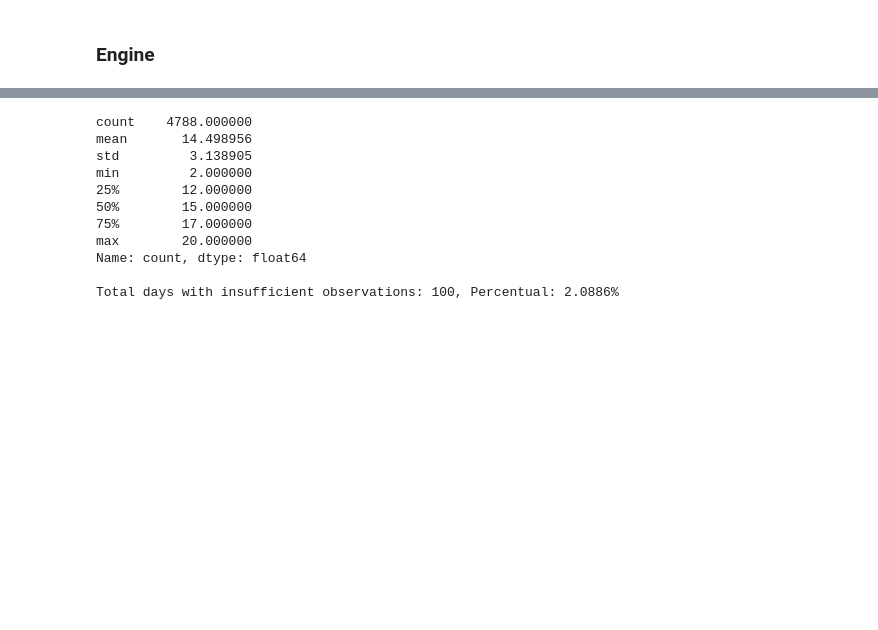
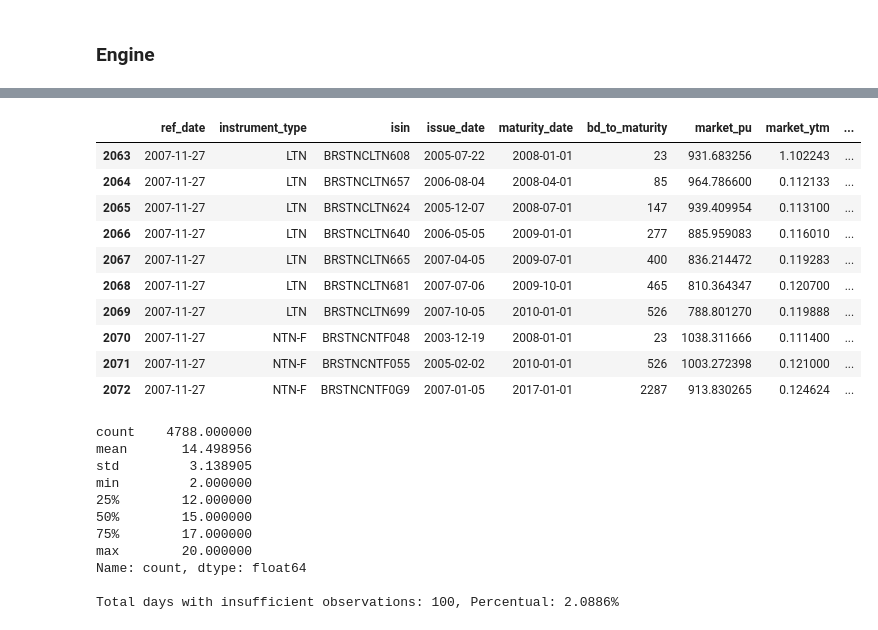
Before and after one commit to JuanRocha01/ML-ETTJ26, a Jupyter notebook: study/mart_tratement.ipynb, the cells around one changed output, grey strips where cells are left out. Drawn from its saved outputs; the diff is of its cells as text; code cells hidden in the pictures; blank space fills up the shorter version.

```diff
--- a/study/mart_tratement.ipynb
+++ b/study/mart_tratement.ipynb
@@ -217,3 +224,18 @@ Name: count, dtype: int64
+# %%
+import datetime
+df_candidates[df_candidates["ref_date"] == datetime.date(2007, 11, 27)]
+# %% [output]
+|  | ref_date | instrument_type | isin | issue_date | maturity_date | bd_to_maturity | market_pu | market_ytm | ... |
+| 2063 | 2007-11-27 | LTN | BRSTNCLTN608 | 2005-07-22 | 2008-01-01 | 23 | 931.683256 | 1.102243 | ... |
+| 2064 | 2007-11-27 | LTN | BRSTNCLTN657 | 2006-08-04 | 2008-04-01 | 85 | 964.786600 | 0.112133 | ... |
+| 2065 | 2007-11-27 | LTN | BRSTNCLTN624 | 2005-12-07 | 2008-07-01 | 147 | 939.409954 | 0.113100 | ... |
+| 2066 | 2007-11-27 | LTN | BRSTNCLTN640 | 2006-05-05 | 2009-01-01 | 277 | 885.959083 | 0.116010 | ... |
+| 2067 | 2007-11-27 | LTN | BRSTNCLTN665 | 2007-04-05 | 2009-07-01 | 400 | 836.214472 | 0.119283 | ... |
+| 2068 | 2007-11-27 | LTN | BRSTNCLTN681 | 2007-07-06 | 2009-10-01 | 465 | 810.364347 | 0.120700 | ... |
+| 2069 | 2007-11-27 | LTN | BRSTNCLTN699 | 2007-10-05 | 2010-01-01 | 526 | 788.801270 | 0.119888 | ... |
+| 2070 | 2007-11-27 | NTN-F | BRSTNCNTF048 | 2003-12-19 | 2008-01-01 | 23 | 1038.311666 | 0.111400 | ... |
+| 2071 | 2007-11-27 | NTN-F | BRSTNCNTF055 | 2005-02-02 | 2010-01-01 | 526 | 1003.272398 | 0.121000 | ... |
+| 2072 | 2007-11-27 | NTN-F | BRSTNCNTF0G9 | 2007-01-05 | 2017-01-01 | 2287 | 913.830265 | 0.124624 | ... |
 # %%
 import matplotlib.pyplot as plt
 
```
Also changed, not shown: parts of 10 cells of this notebook, 3 other files.
